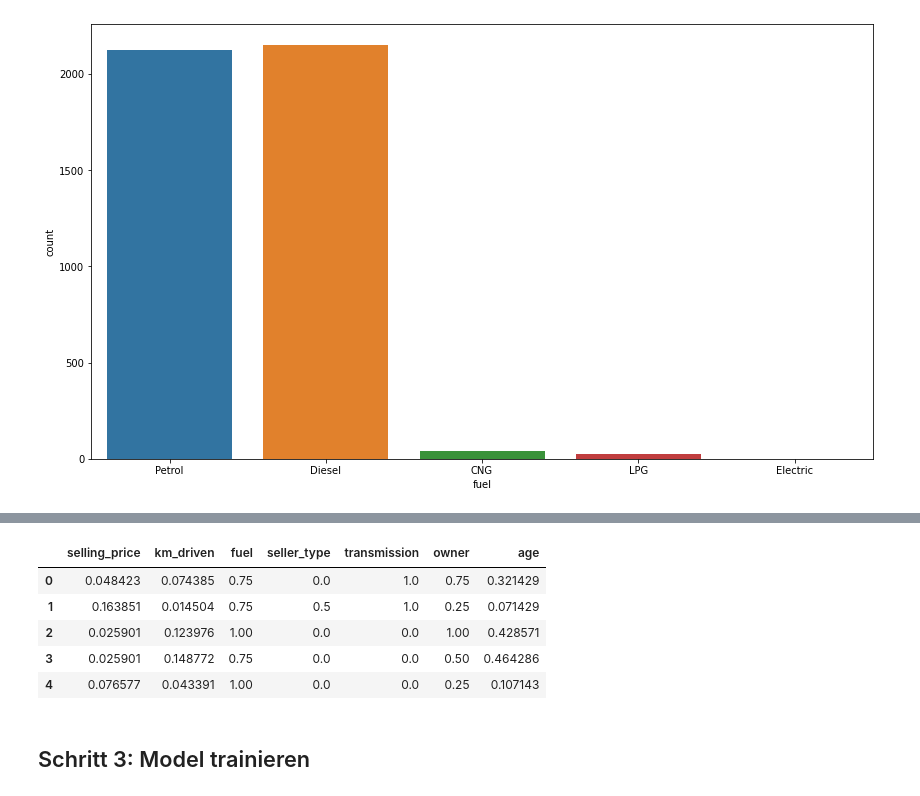
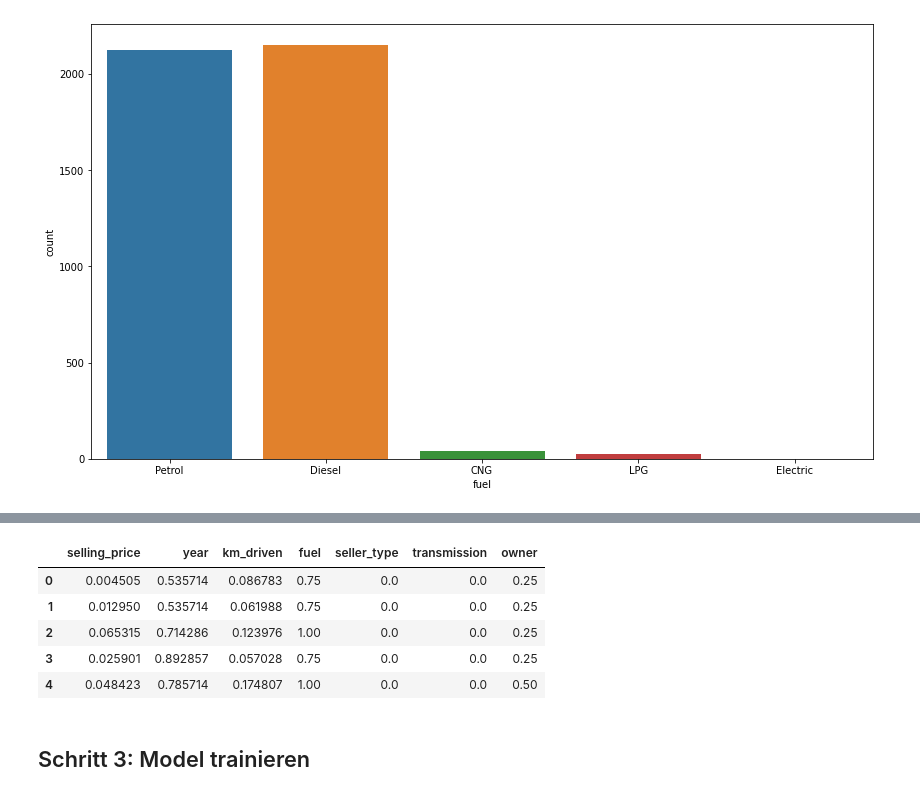
Before and after one commit to codingwithmagga/machine_learning_tutorial_code, a Jupyter notebook: Tutorial_08_Implementation_LR_GD/RealData_LR.ipynb, the cells around one changed output, grey strips where cells are left out. Cells and saved outputs as stored; diff of their text form; code cells hidden in the pictures.

```diff
--- a/Tutorial_08_Implementation_LR_GD/RealData_LR.ipynb
+++ b/Tutorial_08_Implementation_LR_GD/RealData_LR.ipynb
@@ -172,15 +150,13 @@ data_scaled.head()
-# %%
-# Shuffle data
-data_scaled = data_scaled.sample(frac=1).reset_index(drop=True)
-
-data_scaled.head()
-# %% [output]
-|  | selling_price | km_driven | fuel | seller_type | transmission | owner | age |
-| 0 | 0.048423 | 0.074385 | 0.75 | 0.0 | 1.0 | 0.75 | 0.321429 |
-| 1 | 0.163851 | 0.014504 | 0.75 | 0.5 | 1.0 | 0.25 | 0.071429 |
-| 2 | 0.025901 | 0.123976 | 1.00 | 0.0 | 0.0 | 1.00 | 0.428571 |
-| 3 | 0.025901 | 0.148772 | 0.75 | 0.0 | 0.0 | 0.50 | 0.464286 |
-| 4 | 0.076577 | 0.043391 | 1.00 | 0.0 | 0.0 | 0.25 | 0.107143 |
+# %%
+data_scaled = data_scaled.reindex(columns=['selling_price','year','km_driven','fuel','seller_type','transmission','owner'])
+data_scaled.head()
+# %% [output]
+|  | selling_price | year | km_driven | fuel | seller_type | transmission | owner |
+| 0 | 0.004505 | 0.535714 | 0.086783 | 0.75 | 0.0 | 0.0 | 0.25 |
+| 1 | 0.012950 | 0.535714 | 0.061988 | 0.75 | 0.0 | 0.0 | 0.25 |
+| 2 | 0.065315 | 0.714286 | 0.123976 | 1.00 | 0.0 | 0.0 | 0.25 |
+| 3 | 0.025901 | 0.892857 | 0.057028 | 0.75 | 0.0 | 0.0 | 0.25 |
+| 4 | 0.048423 | 0.785714 | 0.174807 | 1.00 | 0.0 | 0.0 | 0.50 |
 # %%
 # Aufteilung in Traings- und Testdaten (80:20)
 training_data = data_scaled.sample(frac=0.8,random_state=1)
```
Also changed, not shown: parts of 11 cells of this notebook, 1 other file.
